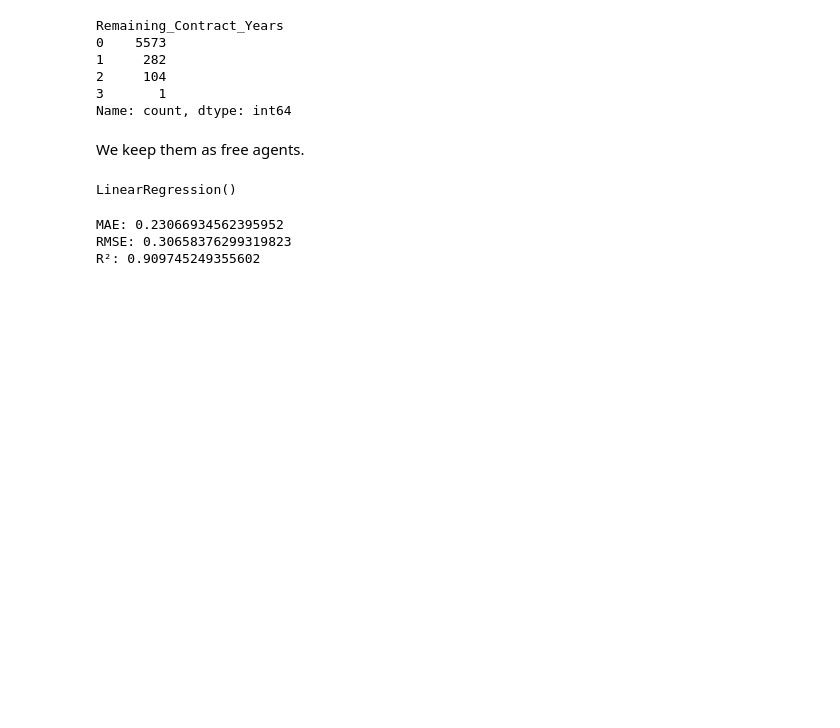
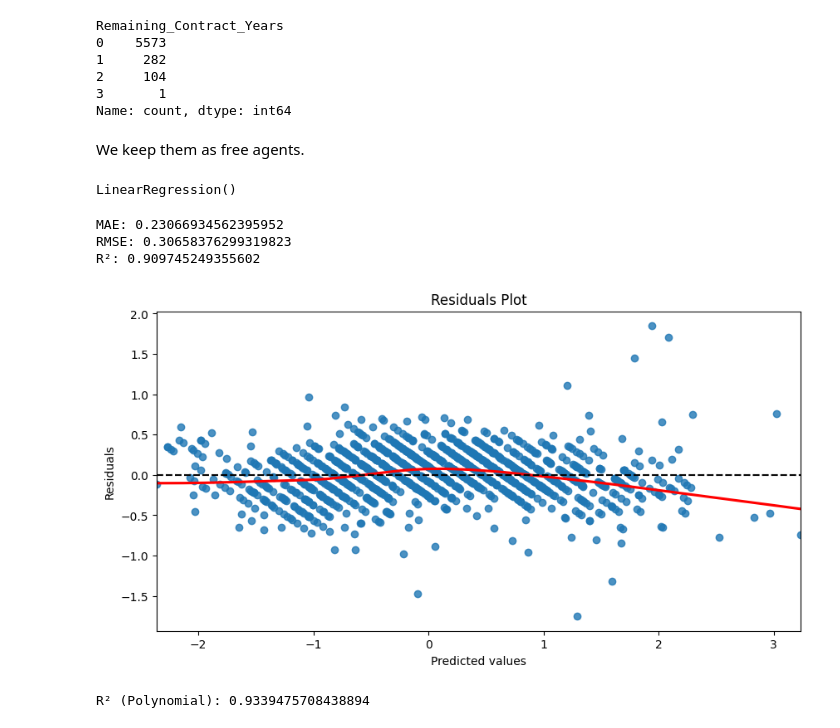
Before and after one commit to Puskchan/ML_projects-applied_knowledge, a Jupyter notebook: Regression/Fifa_Regression/multiple_regression.ipynb, the cells around one changed output. Cells and saved outputs as stored; diff of their text form; code cells hidden in the pictures; blank space fills up the shorter version.

Commit message:
Finished implementing multiple regression model. Added the code to predict the player's overall rating based on the player's attributes.

```diff
--- a/Regression/Fifa_Regression/multiple_regression.ipynb
+++ b/Regression/Fifa_Regression/multiple_regression.ipynb
@@ -535,3 +535,29 @@ print("R²:", r2_score(y_test, y_pred))
 MAE: 0.23066934562395952
 RMSE: 0.30658376299319823
 R²: 0.909745249355602
+# %%
+plt.figure(figsize=(10, 5))
+sns.residplot(x=y_pred, y=y_test - y_pred, lowess=True, line_kws={'color': 'red'})
+plt.title("Residuals Plot")
+plt.xlabel("Predicted values")
+plt.ylabel("Residuals")
+plt.axhline(y=0, color='black', linestyle='--')
+plt.show()
+# %% [output]
+[figure, added]
+# %%
+from sklearn.preprocessing import PolynomialFeatures
+from sklearn.linear_model import LinearRegression
+from sklearn.metrics import r2_score
+
+poly = PolynomialFeatures(degree=2)
+x_train_poly = poly.fit_transform(x_train)
+x_test_poly = poly.transform(x_test)
+
+model = LinearRegression()
+model.fit(x_train_poly, y_train)
+y_pred_poly = model.predict(x_test_poly)
+
+print("R² (Polynomial):", r2_score(y_test, y_pred_poly))
+# %% [output]
+R² (Polynomial): 0.9339475708438894
```
Also changed, not shown: parts of 5 cells of this notebook.
